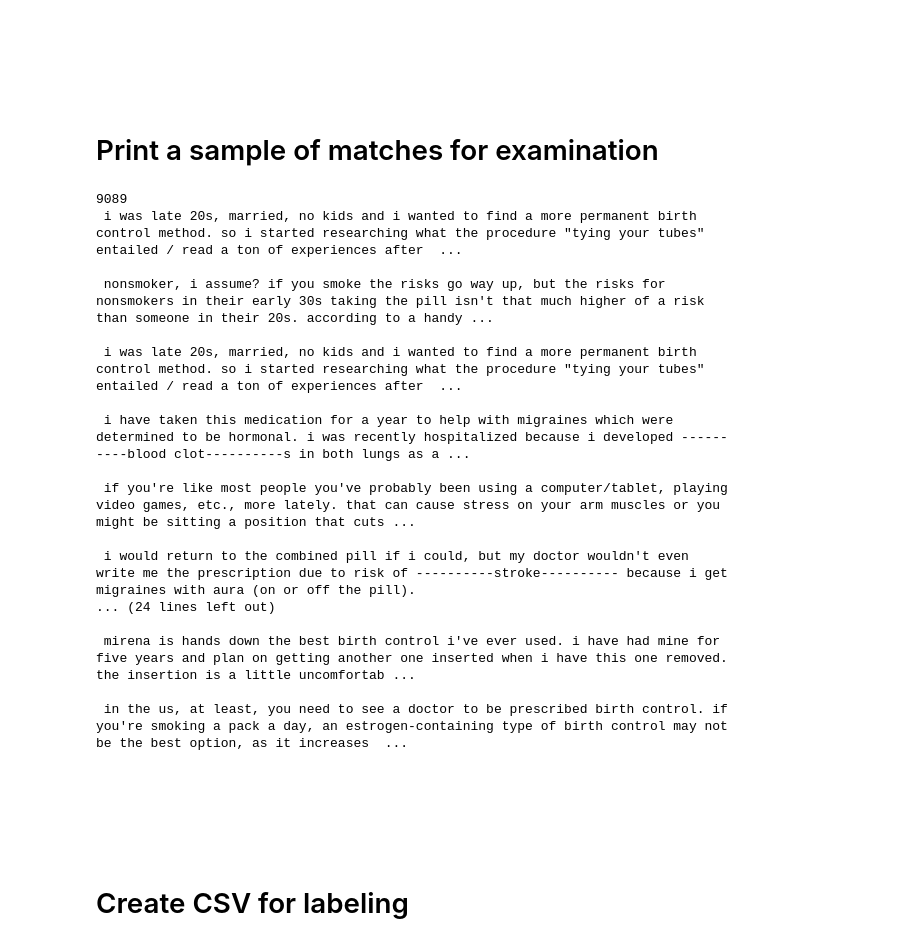
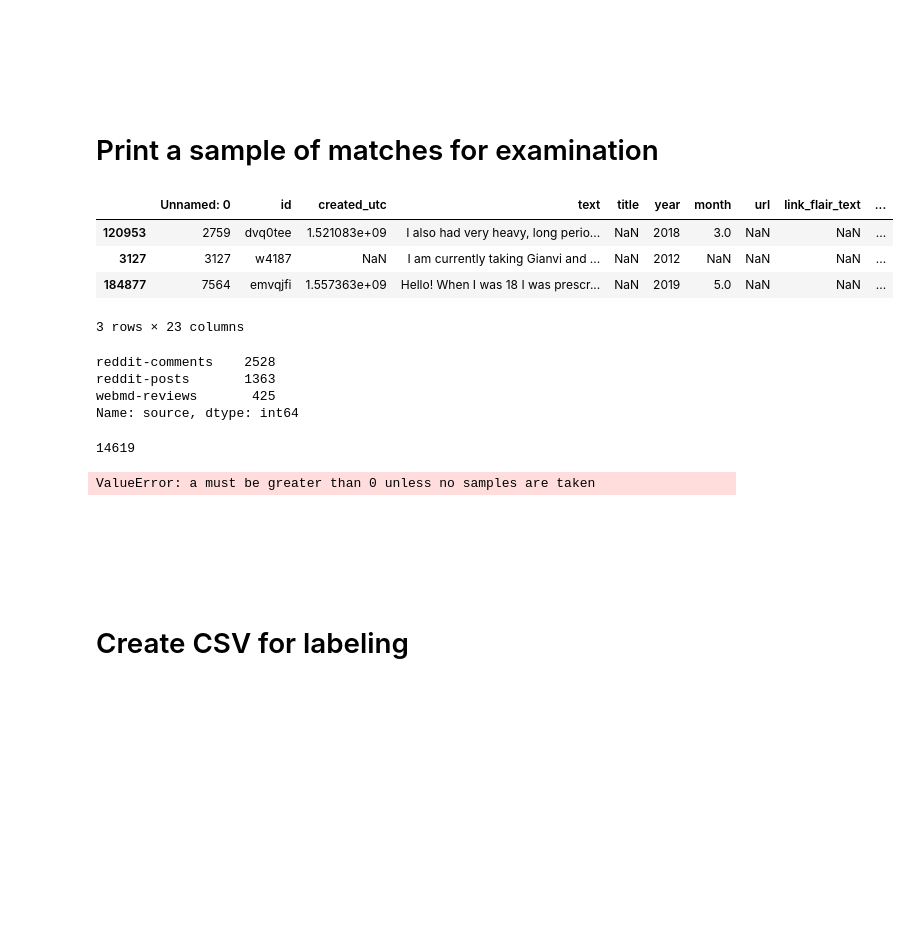
Before and after one commit to maria-antoniak/birth-control-maria, a Jupyter notebook: side-effect-lexicon-matching/find_lexicon_matches.ipynb, the cells around one changed output. Cells and saved outputs as stored; diff of their text form; code cells hidden in the pictures; blank space fills up the shorter version.

```diff
--- a/side-effect-lexicon-matching/find_lexicon_matches.ipynb
+++ b/side-effect-lexicon-matching/find_lexicon_matches.ipynb
@@ -439,15 +439,30 @@ for _category, _patterns in category_patterns_dict.items():
 <br><br><br><br>
 
 # Print a sample of matches for examination
+# %%
+target_df.sample(3)
+# %% [output]
+|  | Unnamed: 0 | id | created_utc | text | title | year | month | url | link_flair_text | ... |
+| 120953 | 2759 | dvq0tee | 1.521083e+09 | I also had very heavy, long perio... | NaN | 2018 | 3.0 | NaN | NaN | ... |
+| 3127 | 3127 | w4187 | NaN | I am currently taking Gianvi and ... | NaN | 2012 | NaN | NaN | NaN | ... |
+| 184877 | 7564 | emvqjfi | 1.557363e+09 | Hello! When I was 18 I was prescr... | NaN | 2019 | 5.0 | NaN | NaN | ... |
+3 rows × 23 columns
+# %%
+target_df['source'].value_counts()
+# %% [output]
+reddit-comments    2528
+reddit-posts       1363
+webmd-reviews       425
+Name: source, dtype: int64
 # %%
-target_side_effect = 'blood clot and stroke'
+target_side_effect = 'headache and migraine'
 
 target_ids = [l.strip() for l in open(output_directory_path + '/lexicon-matches/' + '_'.join(target_side_effect.split()) + '.txt', 'r')]
 target_df = combined_df[combined_df['id'].isin(target_ids)]
 
 print(len(target_ids))
 
-for i, r in target_df.sample(20).iterrows():
+for i, r in target_df[target_df['source'] == 'twitter-posts'].sample(20).iterrows():
     _text = ''
     if not pd.isnull(r['title']):
         _text += r['title']
@@ -464,23 +479,8 @@ for i, r in target_df.sample(20).iterrows():
 # vaginal dryness
 # dryness?
 # %% [output]
-9089
- i was late 20s, married, no kids and i wanted to find a more permanent birth control method. so i started researching what the procedure "tying your tubes" entailed / read a ton of experiences after  ...
-
- nonsmoker, i assume? if you smoke the risks go way up, but the risks for nonsmokers in their early 30s taking the pill isn't that much higher of a risk than someone in their 20s. according to a handy ...
-
- i was late 20s, married, no kids and i wanted to find a more permanent birth control method. so i started researching what the procedure "tying your tubes" entailed / read a ton of experiences after  ...
-
- i have taken this medication for a year to help with migraines which were determined to be hormonal. i was recently hospitalized because i developed ----------blood clot----------s in both lungs as a ...
-
- if you're like most people you've probably been using a computer/tablet, playing video games, etc., more lately. that can cause stress on your arm muscles or you might be sitting a position that cuts ...
-
- i would return to the combined pill if i could, but my doctor wouldn't even write me the prescription due to risk of ----------stroke---------- because i get migraines with aura (on or off the pill).
-... (24 lines left out)
-
- mirena is hands down the best birth control i've ever used. i have had mine for five years and plan on getting another one inserted when i have this one removed. the insertion is a little uncomfortab ...
-
- in the us, at least, you need to see a doctor to be prescribed birth control. if you're smoking a pack a day, an estrogen-containing type of birth control may not be the best option, as it increases  ...
+14619
+ValueError: a must be greater than 0 unless no samples are taken
 # %% [markdown]
 <br><br><br><br>
 
```
Also changed, not shown: parts of 4 cells of this notebook.
